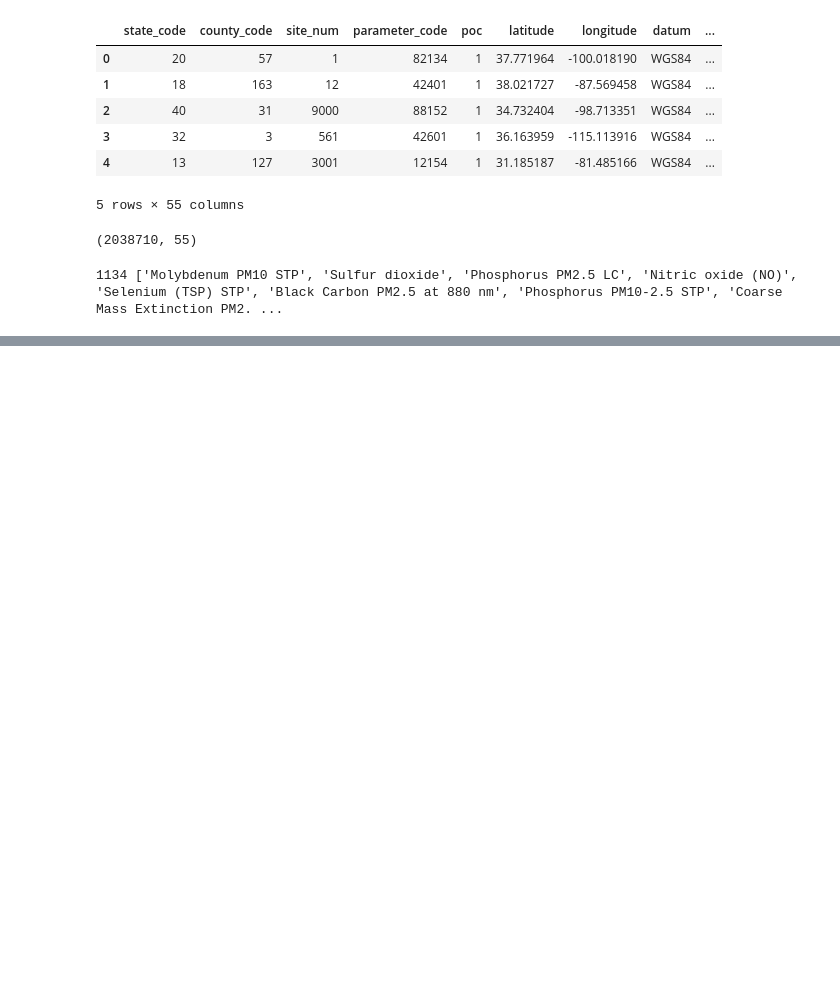
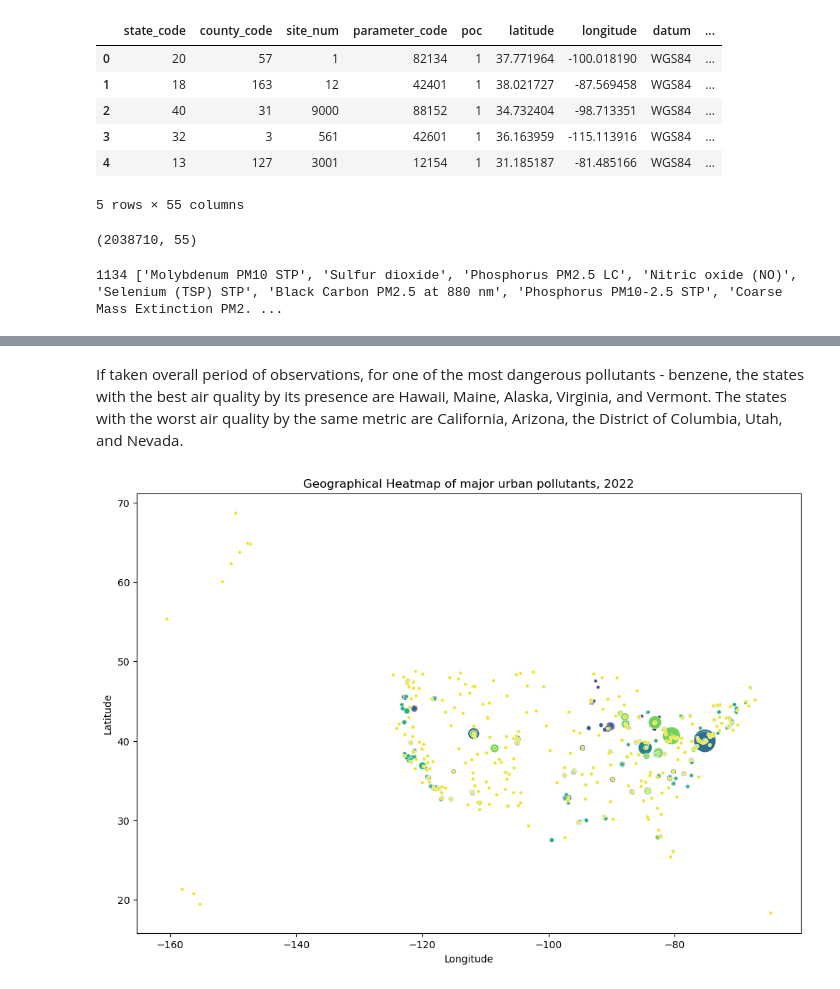
Before and after one commit to VictorPakholkov/data_collection, a Jupyter notebook: API_aqs.ipynb, the cells around one changed output, grey strips where cells are left out. Drawn from its saved outputs; the diff is of its cells as text; code cells hidden in the pictures; blank space fills up the shorter version.

```diff
--- a/API_aqs.ipynb
+++ b/API_aqs.ipynb
@@ -82 +64,11 @@ params = {
+# %%
+params_list = ["12103,12105,12110,12112,12115", "12128,12132,12136,14115,43218", "43502,43503,43505,43509,43802",
+          "43803,43804,43815,43817,43818", "43824,43829,43830,43831,43843", "43860,45201,82103,82105,82110",
+          "82112,82128,82132,82136,82142", "88103,88105,88110,88112,88128", "88132,88136"]
+bdates = ['20180101', '20190101', '20200101', '20210101', '20220101']
+edates = ['20181212', '20191212', '20201212', '20211212', '20221212']
+states = ['01', '02', '03', '04', '05', '06', '07', '08', '09', '10', '11', '12', '13', '14', '15', '16', '17', '18', '19', '20',
+         '21', '22', '23', '24', '25', '26', '27', '28', '29', '30', '31', '32', '33', '34', '35', '36', '37', '38', '39',
+          '40', '41', '42', '43', '44', '45', '46','47', '48', '49', '50', '51', '52', '53', '54', '55', '56', '66', '72', '78',
+         '80']
 # %%
@@ -183,0 +326,22 @@ print(data_modern.head())
+# %% [markdown]
+If taken overall period of observations, for one of the most dangerous pollutants - benzene, the states with the best air quality by its presence are Hawaii, Maine, Alaska, Virginia, and Vermont. The states with the worst air quality by the same metric are California, Arizona, the District of Columbia, Utah, and Nevada.
+# %%
+plt.figure(figsize=(12, 8))
+sns.scatterplot(
+    x='longitude',
+    y='latitude',
+    hue='parameter_name',
+    size='arithmetic_mean',  # You can also use 'size' to represent another variable
+    sizes=(10, 500),  # Set the size range for points
+    data=data_united[data_united['year']==2022],
+    palette='viridis',  # Choose a suitable color palette
+)
+
+# Customize the plot as needed
+plt.title('Geographical Heatmap of major urban pollutants, 2022')
+plt.xlabel('Longitude')
+plt.ylabel('Latitude')
+plt.legend([],[], frameon=False)
+plt.show()
+# %% [output]
+[figure, added]
```
Also changed, not shown: parts of 42 cells of this notebook.
